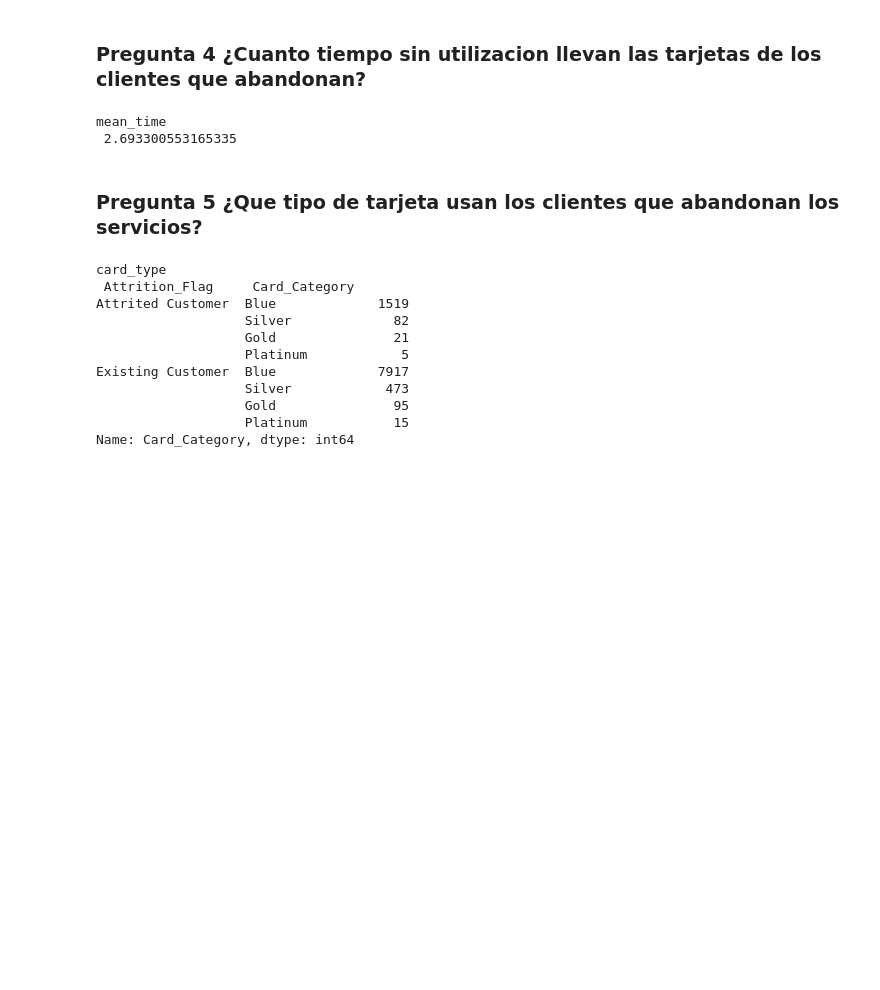
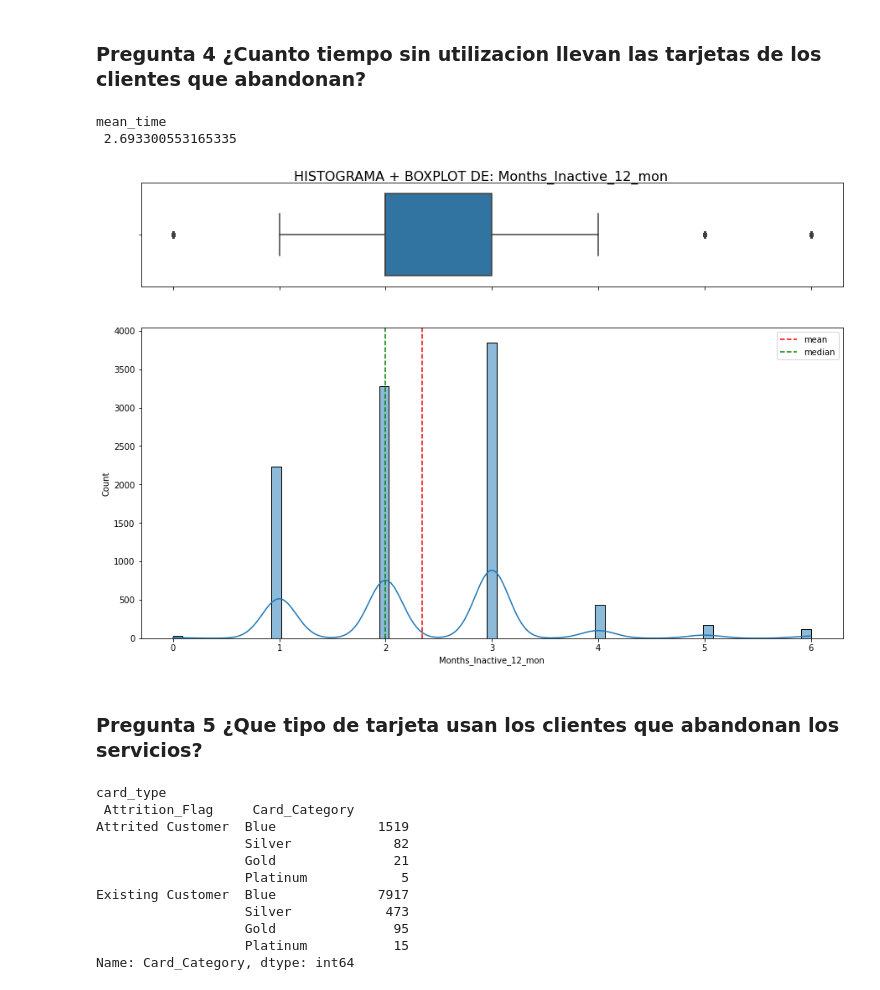
Before and after one commit to juampa95/customer-churn-ds, a Jupyter notebook: EDA.ipynb, the cells around one changed output. Saved outputs shown, nothing was run; the diff lists cells and outputs as text; code cells hidden in the pictures; blank space fills up the shorter version.

```diff
--- a/EDA.ipynb
+++ b/EDA.ipynb
@@ -401,6 +405,10 @@ print('mean_time \n',mean_time['Attrited Customer'])
 # %% [output]
 mean_time
  2.693300553165335
+# %%
+hist_box('Months_Inactive_12_mon',None)
+# %% [output]
+[figure, added]
 # %% [markdown]
 ### Pregunta 5 ¿Que tipo de tarjeta usan los clientes que abandonan los servicios?
 # %%
```
Also changed, not shown: parts of 6 cells of this notebook, 7 other files.
